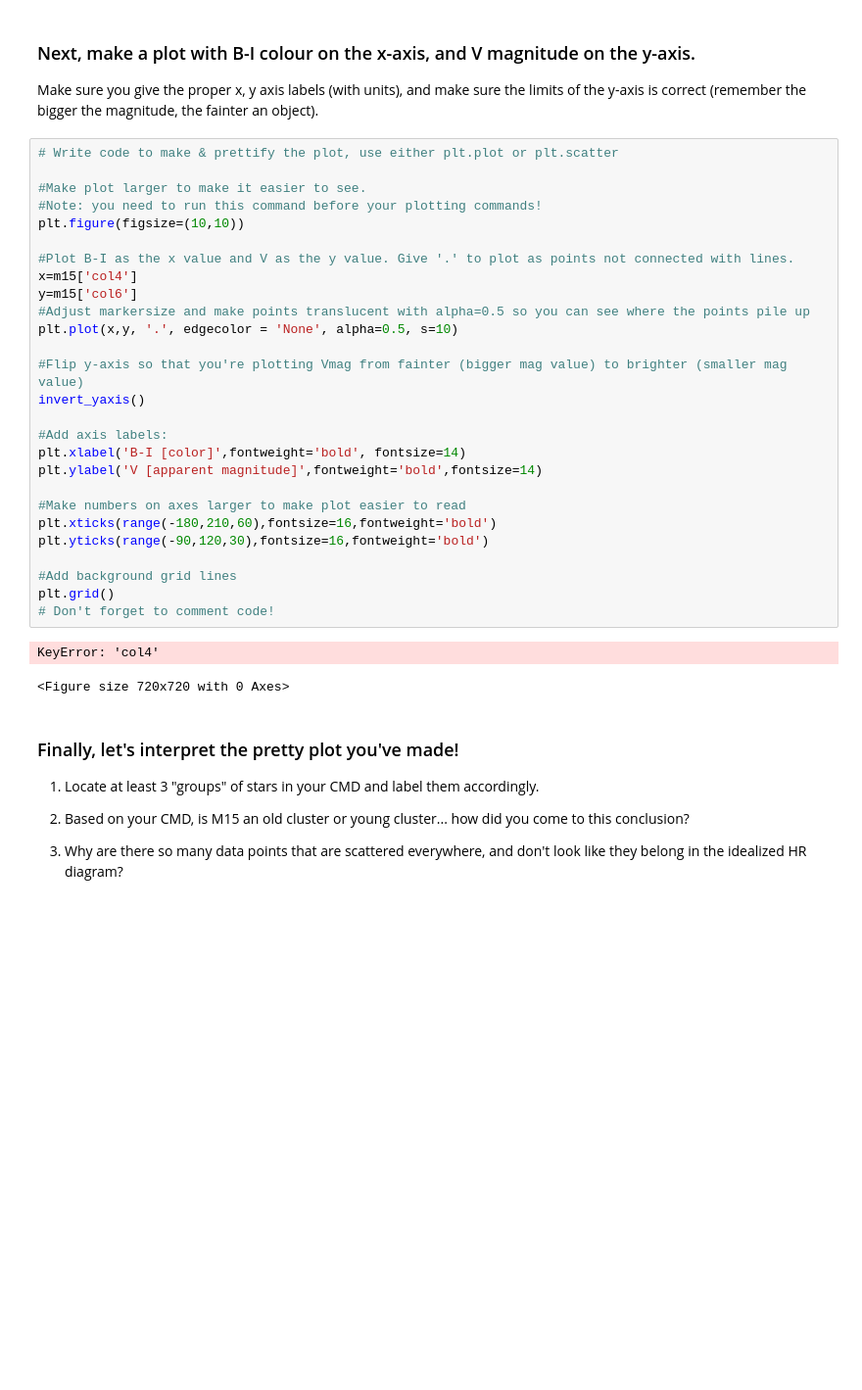
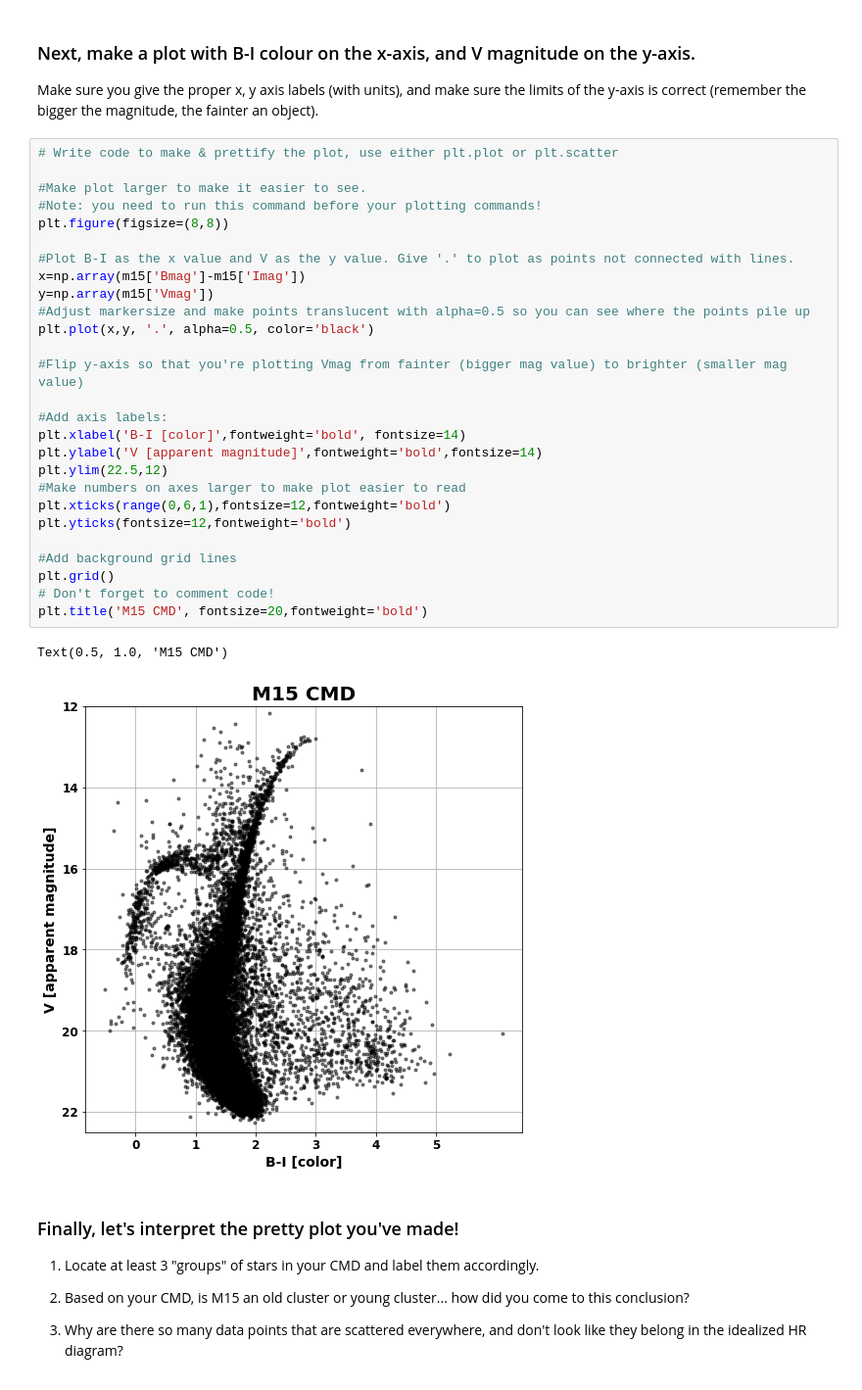
Before and after one commit to EmilyTipton/Intro-to-Research-3190, a Jupyter notebook: lessons/07Tipton.ipynb, the cells around one changed output. Shown at 98% size. Cells and saved outputs as stored; diff of their text form; blank space fills up the shorter version.

```diff
--- a/lessons/07Tipton.ipynb
+++ b/lessons/07Tipton.ipynb
@@ -66,33 +66,33 @@ Make sure you give the proper x, y axis labels (with units), and make sure the l
 # %%
 # Write code to make & prettify the plot, use either plt.plot or plt.scatter
 
 #Make plot larger to make it easier to see.
 #Note: you need to run this command before your plotting commands!
-plt.figure(figsize=(10,10))
+plt.figure(figsize=(8,8))
 
 #Plot B-I as the x value and V as the y value. Give '.' to plot as points not connected with lines.
-x=m15['col4']
-y=m15['col6']
+x=np.array(m15['Bmag']-m15['Imag'])
+y=np.array(m15['Vmag'])
 #Adjust markersize and make points translucent with alpha=0.5 so you can see where the points pile up
-plt.plot(x,y, '.', edgecolor = 'None', alpha=0.5, s=10)
+plt.plot(x,y, '.', alpha=0.5, color='black')
 
 #Flip y-axis so that you're plotting Vmag from fainter (bigger mag value) to brighter (smaller mag value)
-invert_yaxis()
 
 #Add axis labels:
 plt.xlabel('B-I [color]',fontweight='bold', fontsize=14)
 plt.ylabel('V [apparent magnitude]',fontweight='bold',fontsize=14)
-
+plt.ylim(22.5,12)
 #Make numbers on axes larger to make plot easier to read
-plt.xticks(range(-180,210,60),fontsize=16,fontweight='bold')
-plt.yticks(range(-90,120,30),fontsize=16,fontweight='bold')
+plt.xticks(range(0,6,1),fontsize=12,fontweight='bold')
+plt.yticks(fontsize=12,fontweight='bold')
 
 #Add background grid lines
 plt.grid()
 # Don't forget to comment code!
+plt.title('M15 CMD', fontsize=20,fontweight='bold')
 # %% [output]
-KeyError: 'col4'
+Text(0.5, 1.0, 'M15 CMD')
-<Figure size 720x720 with 0 Axes>
+[figure, added]
 # %% [markdown]
 ### Finally, let's interpret the pretty plot you've made! ###
 
```
Also changed, not shown: parts of 2 cells of this notebook.
